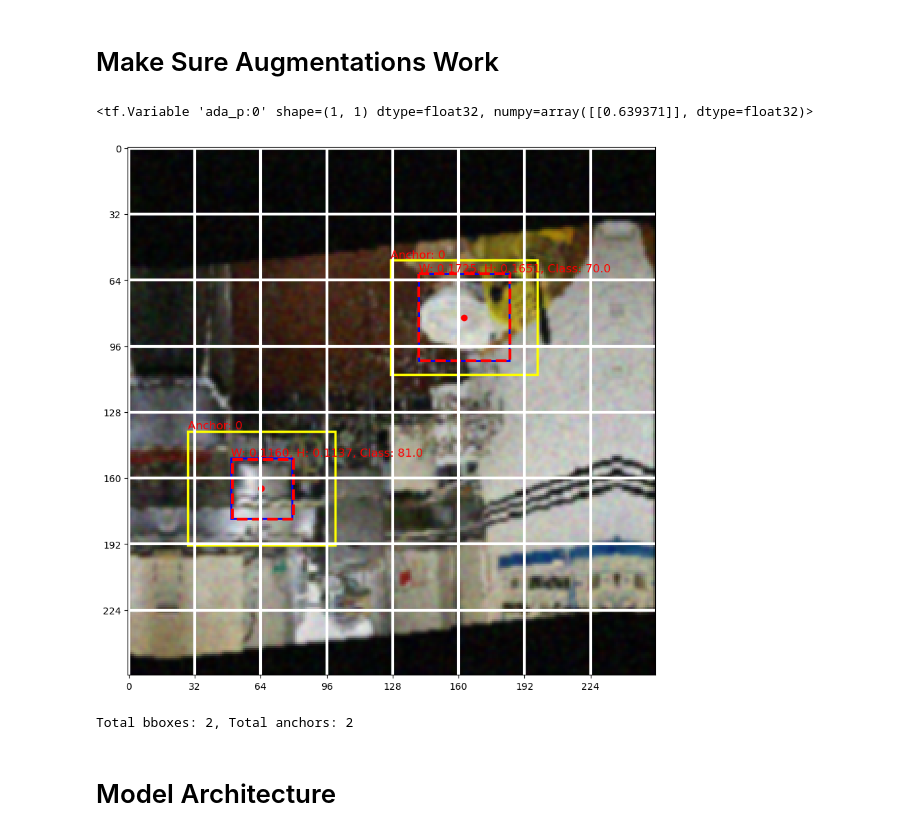
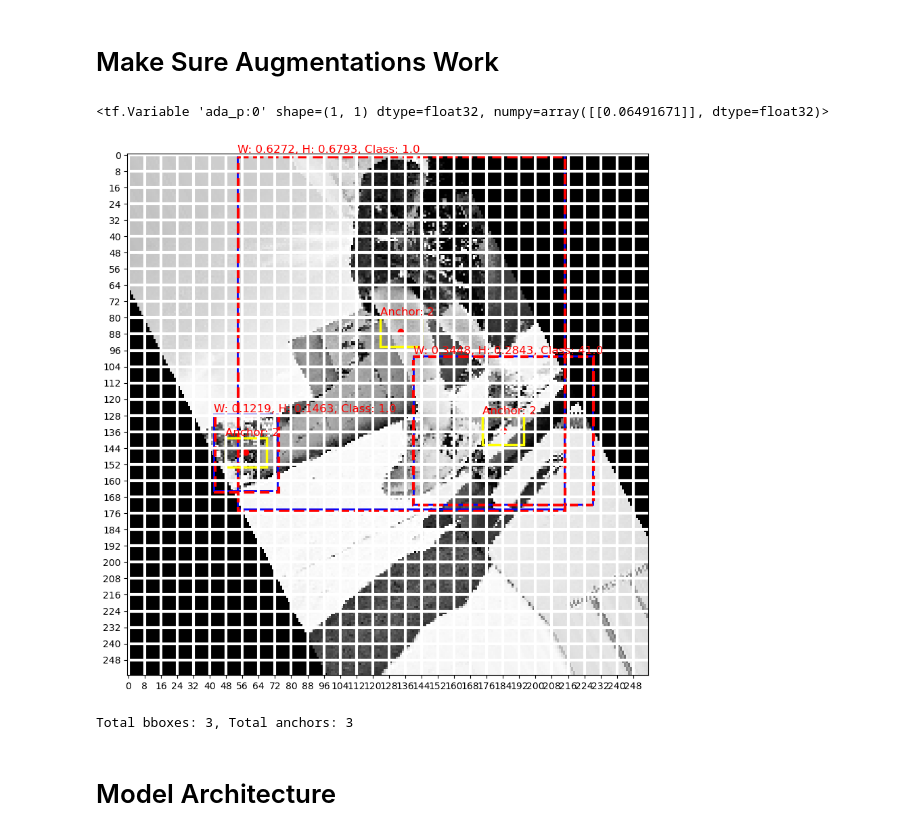
Before and after one commit to gmangonz/Object-Detection, a Jupyter notebook: test.ipynb, the cells around one changed output. Saved outputs shown, nothing was run; the diff lists cells and outputs as text; code cells hidden in the pictures.

```diff
--- a/test.ipynb
+++ b/test.ipynb
@@ -35,14 +36,14 @@ class args:
     buffer_size = 64
     batch_size = 16
     epochs = 100
-    NUM_CLASSES = 80
+    NUM_CLASSES = 100
     max_output_size = 50
     max_output_size_per_class= 30
     iou_threshold = 0.5
     confidence_threshold = 0.5
     ignore_thresh=0.5
     lambda_box = 5
-    lambda_noobj = 0.5
+    lambda_noobj = 10 # 0.5
     lambda_class = 1
 
 grid_sizes = [8, 16, 32] # [8, 16, 32], [13, 26, 52]
@@ -76,6 +77,6 @@ augmentations = [
     GaussianBlur(kernel_size=kernel_size, sigma=sigma)
 ]
 # %%
-ds_train = load_coco_dataset(args, coco_train_ds_path, augment_func = None, split = 'train')
+ds_train = load_coco_dataset(args, coco_val_ds_path, augment_func = None, split = 'train') ######################### USE VAL FOR NOW AS TRAIN IS LONG
 # ds_train = load_voc_dataset(args, voc_train_ds_path, None, 'train')
 # %% [output]
@@ -116,21 +117,22 @@ Total bboxes: 2, Total anchors: 2
 # %%
 augmenter = Ada(aug_functions=augmentations, img_size=args.img_size, initial_probability=0.0, switch=True)
 # %%
-augmenter.update(tf.constant(0.2))
+augmenter.update(tf.constant(0.01))
 print(augmenter.probability)
 test_ada = augmenter(kvsdk, training=True)
 # %% [output]
-<tf.Variable 'ada_p:0' shape=(1, 1) dtype=float32, numpy=array([[0.639371]], dtype=float32)>
+<tf.Variable 'ada_p:0' shape=(1, 1) dtype=float32, numpy=array([[0.06491671]], dtype=float32)>
 # %%
 # visualize_outputs(test_ada[0], test_ada[1][..., :-1], scale=tf.constant([256, 256, 256, 256], dtype=tf.float32), figsize=(10, 10), linewidth=1, color=[0, 0, 1])
 # %%
 grid2 = setup_bboxes(test_ada[1])
 # %%
-c = 0
-plot_grid_anchors(test_ada[0], test_ada[1], grid2[c], (10, 10), yolo_anchors[c], True, ['bbox', 'anchors', 'prediction']) # ['bbox', 'prediction', 'anchors']
+c = 2
+indx = -1
+plot_grid_anchors(test_ada[0][indx], test_ada[1][indx], grid2[c][indx], (10, 10), yolo_anchors[c], True, ['bbox', 'anchors', 'prediction']) # ['bbox', 'prediction', 'anchors']
 # %% [output]
-[figure, old version]
+[figure, new version]
-Total bboxes: 2, Total anchors: 2
+Total bboxes: 3, Total anchors: 3
 # %% [markdown]
 # Model Architecture
 # %%
```
Also changed, not shown: parts of 19 cells of this notebook, 2 other files.
